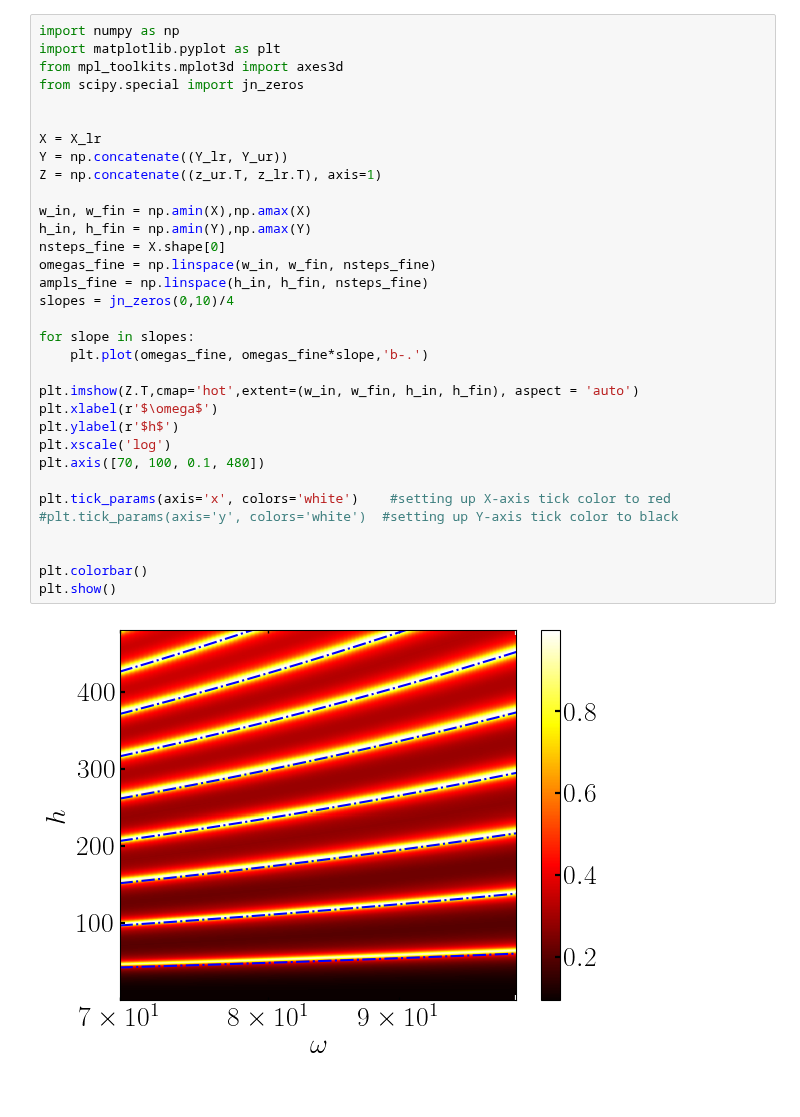
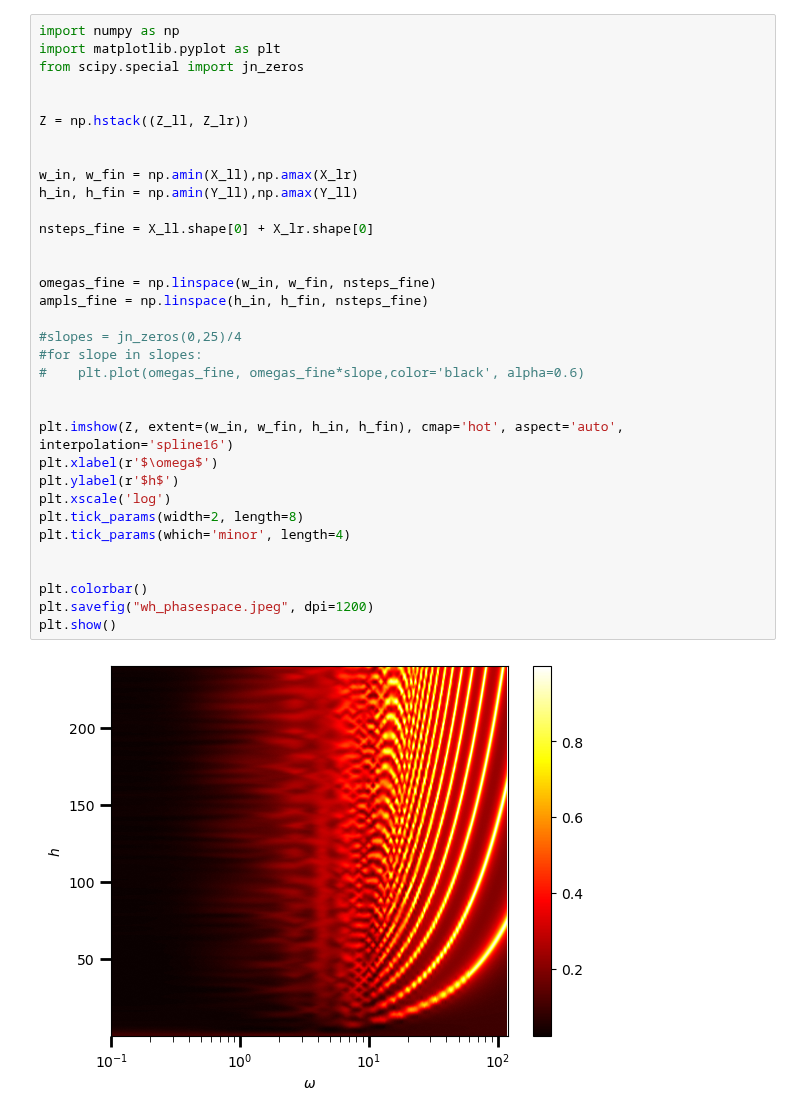
Before and after one commit to hariseldon99/periodic_lipkin, a Jupyter notebook: Reduced_IPR/LMG_whplane.ipynb, the cells around one changed output. Cells and saved outputs as stored; diff of their text form.

Commit message:
finished wh-phasespace

```diff
--- a/Reduced_IPR/LMG_whplane.ipynb
+++ b/Reduced_IPR/LMG_whplane.ipynb
@@ -245,35 +229,36 @@ Wall time: 1.91 s
 # %%
 import numpy as np
 import matplotlib.pyplot as plt
-from mpl_toolkits.mplot3d import axes3d
 from scipy.special import jn_zeros
 
 
-X = X_lr
-Y = np.concatenate((Y_lr, Y_ur))
-Z = np.concatenate((z_ur.T, z_lr.T), axis=1)
+Z = np.hstack((Z_ll, Z_lr))
 
-w_in, w_fin = np.amin(X),np.amax(X)
-h_in, h_fin = np.amin(Y),np.amax(Y)
-nsteps_fine = X.shape[0]
+
+w_in, w_fin = np.amin(X_ll),np.amax(X_lr)
+h_in, h_fin = np.amin(Y_ll),np.amax(Y_ll)
+
+nsteps_fine = X_ll.shape[0] + X_lr.shape[0]
+
+
 omegas_fine = np.linspace(w_in, w_fin, nsteps_fine)
 ampls_fine = np.linspace(h_in, h_fin, nsteps_fine)
-slopes = jn_zeros(0,10)/4
 
-for slope in slopes:
-    plt.plot(omegas_fine, omegas_fine*slope,'b-.')
+#slopes = jn_zeros(0,25)/4
+#for slope in slopes:
+#    plt.plot(omegas_fine, omegas_fine*slope,color='black', alpha=0.6)
 
-plt.imshow(Z.T,cmap='hot',extent=(w_in, w_fin, h_in, h_fin), aspect = 'auto')
+
+plt.imshow(Z, extent=(w_in, w_fin, h_in, h_fin), cmap='hot', aspect='auto', interpolation='spline16')
 plt.xlabel(r'$\omega$')
 plt.ylabel(r'$h$')
 plt.xscale('log')
-plt.axis([70, 100, 0.1, 480])
-
-plt.tick_params(axis='x', colors='white')    #setting up X-axis tick color to red
-#plt.tick_params(axis='y', colors='white')  #setting up Y-axis tick color to black
+plt.tick_params(width=2, length=8)
+plt.tick_params(which='minor', length=4)
 
 
 plt.colorbar()
+plt.savefig("wh_phasespace.jpeg", dpi=1200)
 plt.show()
 # %% [output]
-[figure, old version]
+[figure, new version]
```
Also changed, not shown: parts of 6 cells of this notebook, 4 other files.
